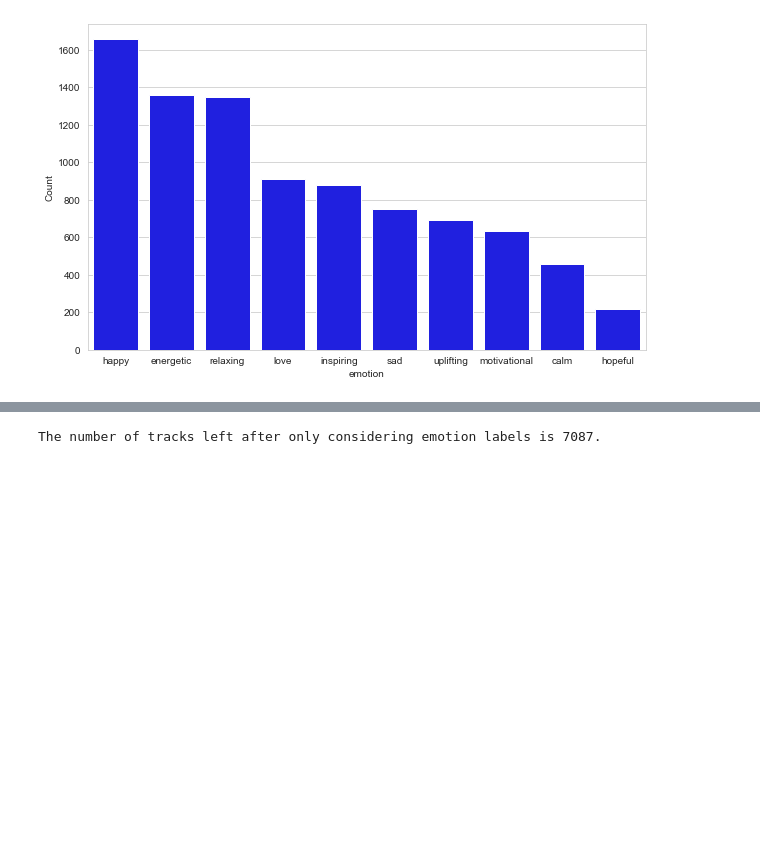
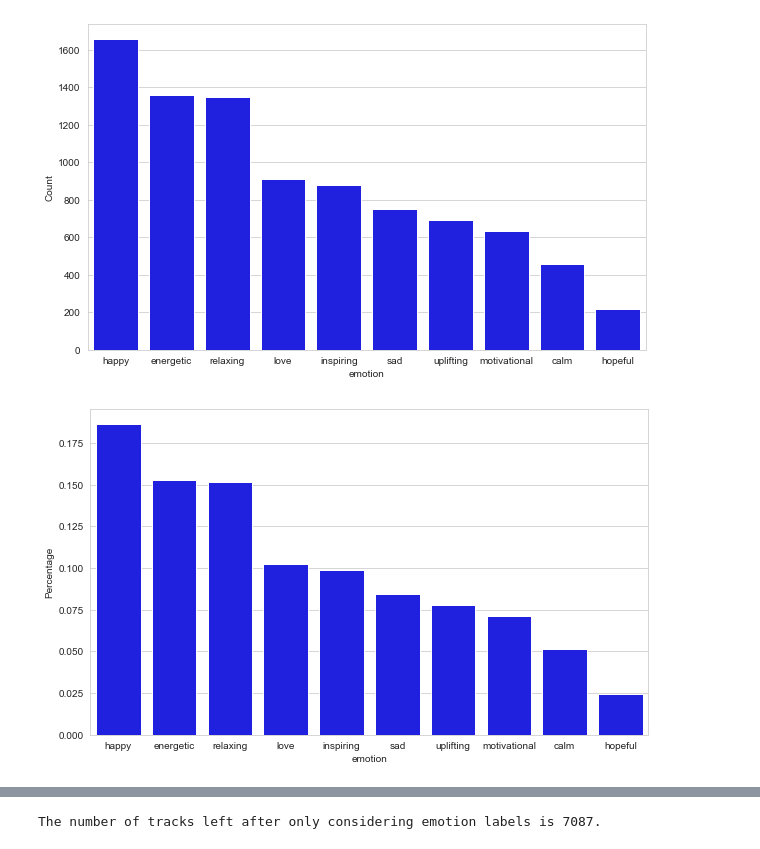
Before and after one commit to julianthr/ML_Assignments, a Jupyter notebook: Final_Project/Music/load_labels_moodtheme.ipynb, the cells around one changed output, grey strips where cells are left out. Saved outputs shown, nothing was run; the diff lists cells and outputs as text; code cells hidden in the pictures; blank space fills up the shorter version.

```diff
--- a/Final_Project/Music/load_labels_moodtheme.ipynb
+++ b/Final_Project/Music/load_labels_moodtheme.ipynb
@@ -113,3 +106,6 @@ print(emotion_counts_df)
 7  motivational    635
 8          calm    457
 9       hopeful    216
+# %%
+emotion_counts_df['Percentage'] = emotion_counts_df['Count'] / emotion_counts_df['Count'].sum()
+print(emotion_counts_df)
@@ -124,6 +137,13 @@ sns.barplot(data=emotion_counts_df, x="emotion", y="Count", color='blue')
 plt.show()
 # %% [output]
 [figure]
+# %%
+sns.set_style('whitegrid')
+plt.figure(figsize=(10,6))
+sns.barplot(data=emotion_counts_df, x="emotion", y="Percentage", color='blue')
+plt.show()
+# %% [output]
+[figure, added]
 # %%
 # drop labels not considered emotions from dataset and delete entries that do not have any labels left
 
```
Also changed, not shown: parts of 9 cells of this notebook.
